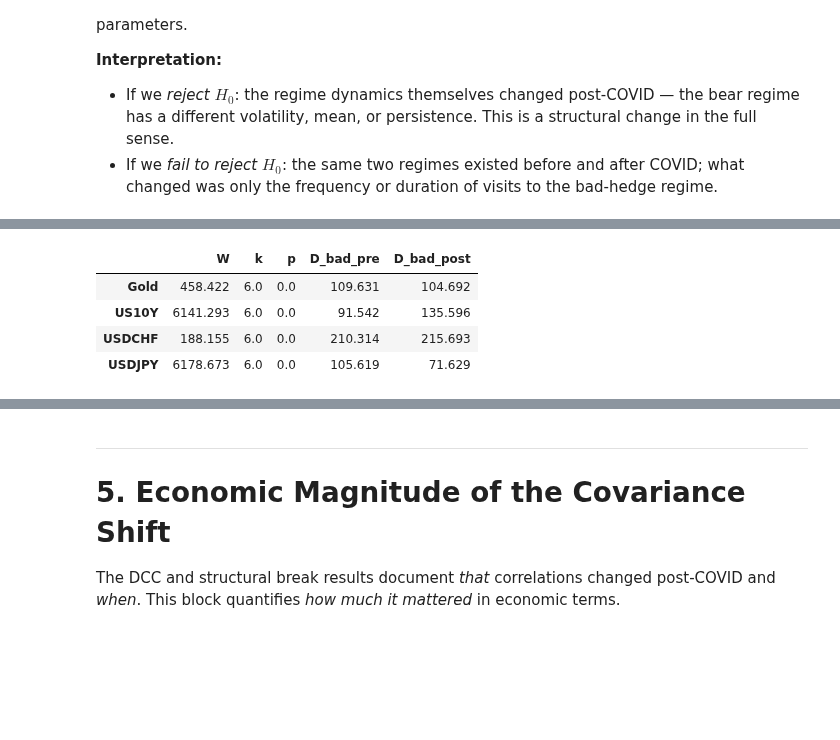
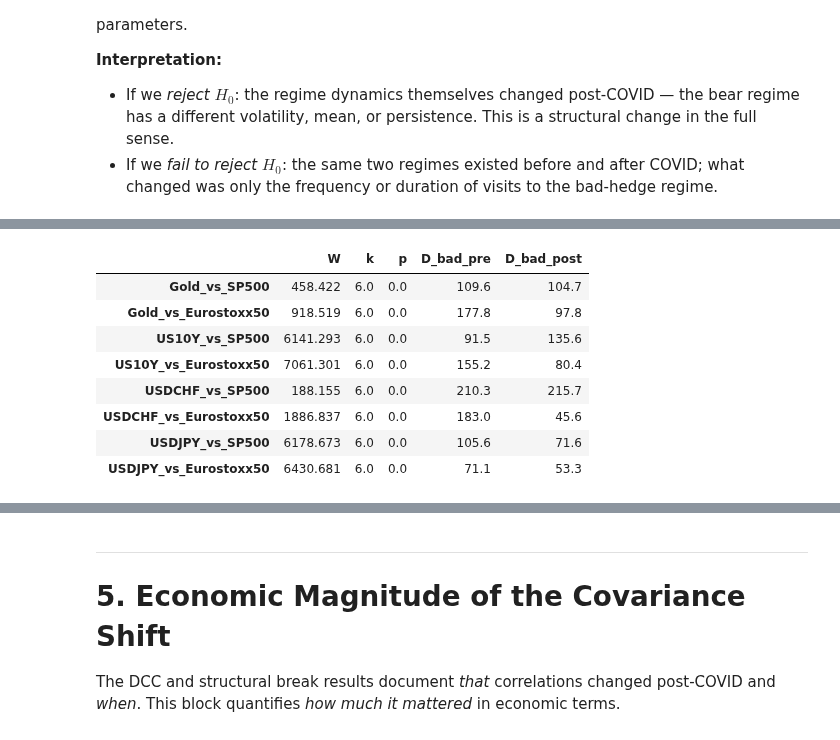
Before and after one commit to yvdri/EMiF-project-2, a Jupyter notebook: project_emif/notebook_Aymen_v2.ipynb, the cells around one changed output, grey strips where cells are left out. Cells and saved outputs as stored; diff of their text form; code cells hidden in the pictures; blank space fills up the shorter version.

```diff
--- a/project_emif/notebook_Aymen_v2.ipynb
+++ b/project_emif/notebook_Aymen_v2.ipynb
@@ -58,8 +58,7 @@ TRIM         = 0.15                          # Andrews (1993) trimming fraction
 SUPF_CV_5PCT = 8.85                          # Andrews 5% critical value, k=1 restriction
 MIN_SEG_BP   = 252                           # Bai-Perron minimum segment = 1 year of daily obs
 ROLL_WIN     = 252                           # rolling correlation window (1 year, daily)
-MS_PRE_START = '2010-01-01'                  # MS pre-COVID window start (excludes 2008 GFC)
-
+PRE_COVID_START = '2010-01-01'                # pre-COVID window start (excludes 2008 GFC)
 safe_havens = ['Gold', 'US10Y', 'USDCHF', 'USDJPY']
 benchmarks  = ['SP500', 'Eurostoxx50']       # test vs BOTH equity benchmarks
 # %% [markdown]
@@ -272,7 +277,7 @@ dynamics shifted.
 # Full-sample fits (conditional vol used in DCC)
 garch_full = {col: fit_gjr(returns[col]) for col in returns.columns}
 # Pre / post fits (for parameter comparison)
-garch_pre = {col: fit_gjr(ret_pre.loc[MS_PRE_START:][col]) for col in returns.columns}
+garch_pre = {col: fit_gjr(ret_pre.loc[PRE_COVID_START:][col]) for col in returns.columns}
 garch_post = {col: fit_gjr(ret_post[col]) for col in returns.columns}
 
 def garch_summary(model_dict, label):
@@ -465,7 +470,7 @@ F(\tau) = \frac{(SSR_{full} - SSR_{pre}(\tau) - SSR_{post}(\tau))/1}
 #        ↓
 #   Bai-Perron on DCC  →  finds exactly when and how many correlation breaks
 #
-# SAMPLE: restricted to MS_PRE_START ('2010-01-01') onward to exclude the 2008
+# SAMPLE: restricted to PRE_COVID_START ('2010-01-01') onward to exclude the 2008
 # Global Financial Crisis, whose extreme volatility spike would otherwise dominate
 # the test. We are interested in post-crisis structural change, not the 2008 break.
 #
@@ -508,14 +513,14 @@ def supF_vol(series, trim=TRIM):
 
 
 print('=' * 65)
-print(f'sup-F on GJR-GARCH σ_t  |  search window: {MS_PRE_START} onward')
+print(f'sup-F on GJR-GARCH σ_t  |  search window: {PRE_COVID_START} onward')
 print(f'Andrews (1993) 5% critical value (k=1, trim=15%): {SUPF_CV_5PCT}')
 print('=' * 65)
 
 supF_vol_results = {}
 for col in returns.columns:
     # Slice σ_t to post-2010 window only — GARCH params unchanged (full-sample)
-    sigma_series = garch_full[col].conditional_volatility.loc[MS_PRE_START:]
+    sigma_series = garch_full[col].conditional_volatility.loc[PRE_COVID_START:]
     sup_F, t_idx, date_star, F_series = supF_vol(sigma_series)
     reject = sup_F > SUPF_CV_5PCT
     supF_vol_results[col] = {'sup_F': sup_F, 'break_date': date_star, 'reject': reject}
@@ -1146,36 +1142,36 @@ def align_ms_params(res):
     c1_idx = idx.index('const[1]')
     if theta[c0_idx] > theta[c1_idx]:
         n = len(theta)
-        J = np.zeros((n, n))
+        J = np.eye(n)
         new_theta = theta.copy()
         for name in idx:
             src_idx = idx.index(name)
-
             if name == 'p[0->0]':
                 dest_idx = idx.index('p[1->0]')
                 new_theta[dest_idx] = 1.0 - theta[src_idx]
                 J[dest_idx, src_idx] = -1.0
-
+                J[dest_idx, dest_idx] = 0.0
+                J[src_idx, src_idx]  = 0.0
             elif name == 'p[1->0]':
                 dest_idx = idx.index('p[0->0]')
                 new_theta[dest_idx] = 1.0 - theta[src_idx]
                 J[dest_idx, src_idx] = -1.0
-
+                J[dest_idx, dest_idx] = 0.0
+                J[src_idx, src_idx]  = 0.0
             elif name.endswith('[0]'):
                 dest_name = name[:-3] + '[1]'
                 dest_idx = idx.index(dest_name)
                 new_theta[dest_idx] = theta[src_idx]
                 J[dest_idx, src_idx] = 1.0
-
+                J[dest_idx, dest_idx] = 0.0
+                J[src_idx, src_idx]  = 0.0
             elif name.endswith('[1]'):
                 dest_name = name[:-3] + '[0]'
                 dest_idx = idx.index(dest_name)
                 new_theta[dest_idx] = theta[src_idx]
                 J[dest_idx, src_idx] = 1.0
-
-            else:
-                J[src_idx, src_idx] = 1.0
-
+                J[dest_idx, dest_idx] = 0.0
+                J[src_idx, src_idx]  = 0.0
         new_V = J @ V @ J.T
         return new_theta, new_V
     else:
@@ -1183,18 +1179,18 @@ def align_ms_params(res):
 
 print("=" * 70)
 print("WALD TEST: H₀ — Markov switching parameters stable across break date")
+print("All 8 safe-haven / benchmark pairs (was SP500-only)")
 print("=" * 70)
 
 wald_results = {}
 
-for sh in safe_havens:
-    key    = f"{sh}_vs_SP500"
+for key in PAIRS:
     split  = pd.Timestamp(SPLIT_DATE)
     s_full = dcc_corr_all[key]
-    s_pre  = s_full.loc[MS_PRE_START:split]
+    s_pre  = s_full.loc[PRE_COVID_START:split]
     s_post = s_full.loc[split:]
 
-    print(f"\n{sh}  (split at {split.date()}, "
+    print(f"\n{key}  (split at {split.date()}, "
           f"pre={len(s_pre)} obs, post={len(s_post)} obs)")
 
     if len(s_pre) < 60 or len(s_post) < 60:
@@ -1205,33 +1201,28 @@ for sh in safe_havens:
         ms_pre_wald  = fit_ms(s_pre)
         ms_post_wald = fit_ms(s_post)
 
-        theta_pre_aligned, V_pre_aligned = align_ms_params(ms_pre_wald)
+        theta_pre_aligned,  V_pre_aligned  = align_ms_params(ms_pre_wald)
         theta_post_aligned, V_post_aligned = align_ms_params(ms_post_wald)
-        diff       = theta_pre_aligned - theta_post_aligned
-
-        V_sum      = V_pre_aligned + V_post_aligned
-        W          = float(diff @ np.linalg.pinv(V_sum) @ diff)
-        k  = len(diff)
-        pv = 1 - stats.chi2.cdf(W, df=k)
+        diff  = theta_pre_aligned - theta_post_aligned
+        V_sum = V_pre_aligned + V_post_aligned
+        W     = float(diff @ np.linalg.solve(V_sum, diff))
+        k     = len(diff)
+        pv    = 1 - stats.chi2.cdf(W, df=k)
 
         print(f"  Wald W = {W:.2f},  k = {k},  p = {pv:.4f}", end='  ')
         if pv < 0.05:
             print("→ REJECT H₀: regime structure changed — structural break in regime dynamics")
         else:
             print("→ fail to reject H₀: same regime dynamics, "
-                  "market spent more time in bad-hedge regime post-COVID")
+                "market spent more time in bad-hedge regime post-COVID")
 
-        # Compare expected duration of bad-hedge regime
-        idx = list(ms_pre_wald.params.index)
-        p10_idx = idx.index('p[1->0]')
-        p22_pre  = 1.0 - theta_pre_aligned[p10_idx]
-        p22_post = 1.0 - theta_post_aligned[p10_idx]
-        print(f"  E[duration bad regime]: pre = {1/(1-p22_pre):.1f} days, "
-              f"post = {1/(1-p22_post):.1f} days")
+        # breakdown regime persistence — read from ms_row which already handles alignment
+        d_pre  = ms_row(ms_pre_wald,  key, 'Pre-COVID')['D2 (days)']
+        d_post = ms_row(ms_post_wald, key, 'Post-COVID')['D2 (days)']
+        print(f"  E[duration bad regime]: pre = {d_pre:.1f} days, post = {d_post:.1f} days")
 
-        wald_results[sh] = {'W': W, 'k': k, 'p': pv,
-                            'D_bad_pre': 1/(1-p22_pre),
-                            'D_bad_post': 1/(1-p22_post)}
+        wald_results[key] = {'W': W, 'k': k, 'p': pv,
+                            'D_bad_pre': d_pre, 'D_bad_post': d_post}
 
     except Exception as e:
         print(f"  Estimation failed: {e}")
@@ -1239,6 +1230,22 @@ for sh in safe_havens:
 wald_table = pd.DataFrame(wald_results).T.round(3)
 display(wald_table)
 wald_table.to_csv('outputs/tables/wald_ms.csv')
+
+durations = pd.DataFrame({
+    'Pre': [wald_results[k]['D_bad_pre']  for k in PAIRS],
+    'Post':[wald_results[k]['D_bad_post'] for k in PAIRS],
+}, index=PAIRS)
+
+fig, ax = plt.subplots(figsize=(11, 5))
+durations.plot.bar(ax=ax, color=['steelblue', 'crimson'])
+ax.set_ylabel('Expected duration of breakdown regime (days)')
+ax.set_title('Pre vs Post-COVID: Time spent in high-correlation regime\n'
+             '(Wald rejects parameter stability for all 8 pairs at p<10⁻⁴)')
+ax.tick_params(axis='x', rotation=45)
+ax.axhline(0, color='black', linewidth=0.5)
+plt.tight_layout()
+plt.savefig('outputs/figures/regime_duration_comparison.png', dpi=150, bbox_inches='tight')
+plt.show()
 # %% [output]
 ======================================================================
 WALD TEST: H₀ — Markov switching parameters stable across break date
@@ -1262,5 +1267,9 @@ USDJPY  (split at 2020-03-01, pre=2381 obs, post=1438 obs)
 |  | W | k | p | D_bad_pre | D_bad_post |
-| Gold | 458.422 | 6.0 | 0.0 | 109.631 | 104.692 |
-| US10Y | 6141.293 | 6.0 | 0.0 | 91.542 | 135.596 |
-| USDCHF | 188.155 | 6.0 | 0.0 | 210.314 | 215.693 |
-| USDJPY | 6178.673 | 6.0 | 0.0 | 105.619 | 71.629 |
+| Gold_vs_SP500 | 458.422 | 6.0 | 0.0 | 109.6 | 104.7 |
+| Gold_vs_Eurostoxx50 | 918.519 | 6.0 | 0.0 | 177.8 | 97.8 |
+| US10Y_vs_SP500 | 6141.293 | 6.0 | 0.0 | 91.5 | 135.6 |
+| US10Y_vs_Eurostoxx50 | 7061.301 | 6.0 | 0.0 | 155.2 | 80.4 |
+| USDCHF_vs_SP500 | 188.155 | 6.0 | 0.0 | 210.3 | 215.7 |
+| USDCHF_vs_Eurostoxx50 | 1886.837 | 6.0 | 0.0 | 183.0 | 45.6 |
+| USDJPY_vs_SP500 | 6178.673 | 6.0 | 0.0 | 105.6 | 71.6 |
+| USDJPY_vs_Eurostoxx50 | 6430.681 | 6.0 | 0.0 | 71.1 | 53.3 |
```
Also changed, not shown: parts of 8 cells of this notebook, 5 other files.
